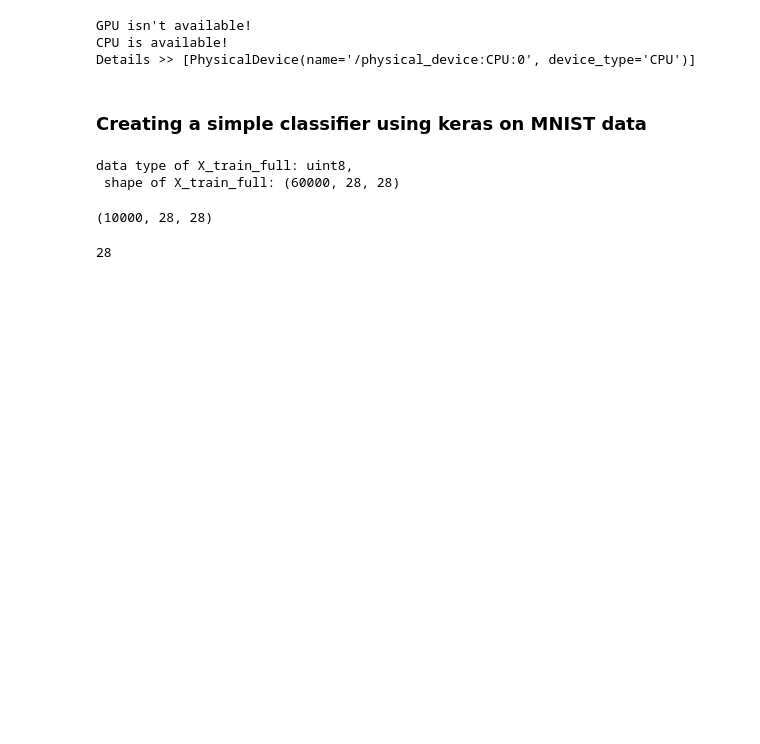
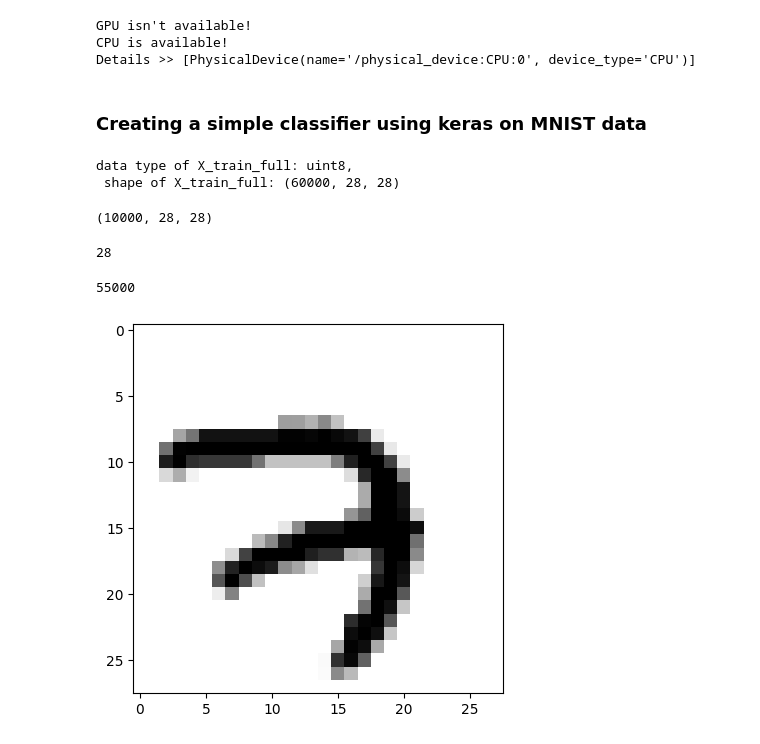
Before and after one commit to Monish-Nallagondalla/Deep_Learning_practise, a Jupyter notebook: callback_functions.ipynb, the cells around one changed output. Cells and saved outputs as stored; diff of their text form; code cells hidden in the pictures; blank space fills up the shorter version.

```diff
--- a/callback_functions.ipynb
+++ b/callback_functions.ipynb
@@ -62,3 +62,20 @@ X_test.shape
 len(X_test[1][0])
 # %% [output]
 28
+# %%
+# create a validation data set from the full training data
+# Scale the data between 0 to 1 by dividing it by 255. as its an unsigned data between 0-255 range
+X_valid, X_train = X_train_full[:5000] / 255., X_train_full[5000:] / 255.
+y_valid, y_train = y_train_full[:5000], y_train_full[5000:]
+
+# scale the test set as well
+X_test = X_test / 255.
+# %%
+len(X_train_full[5000:])
+# %% [output]
+55000
+# %%
+plt.imshow(X_train[0],cmap='binary')
+plt.show()
+# %% [output]
+[figure, added]
```
Also changed, not shown: parts of 4 cells of this notebook.
